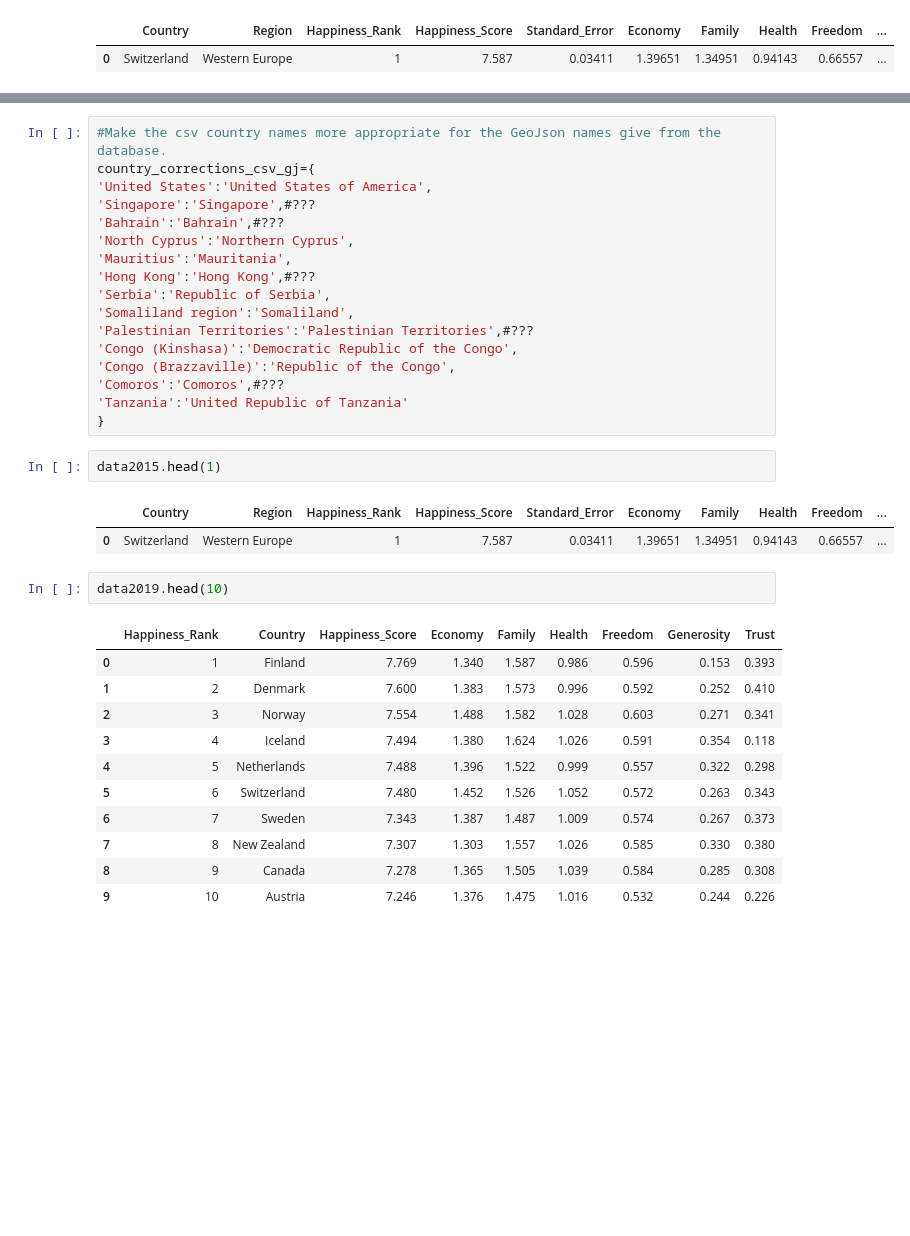
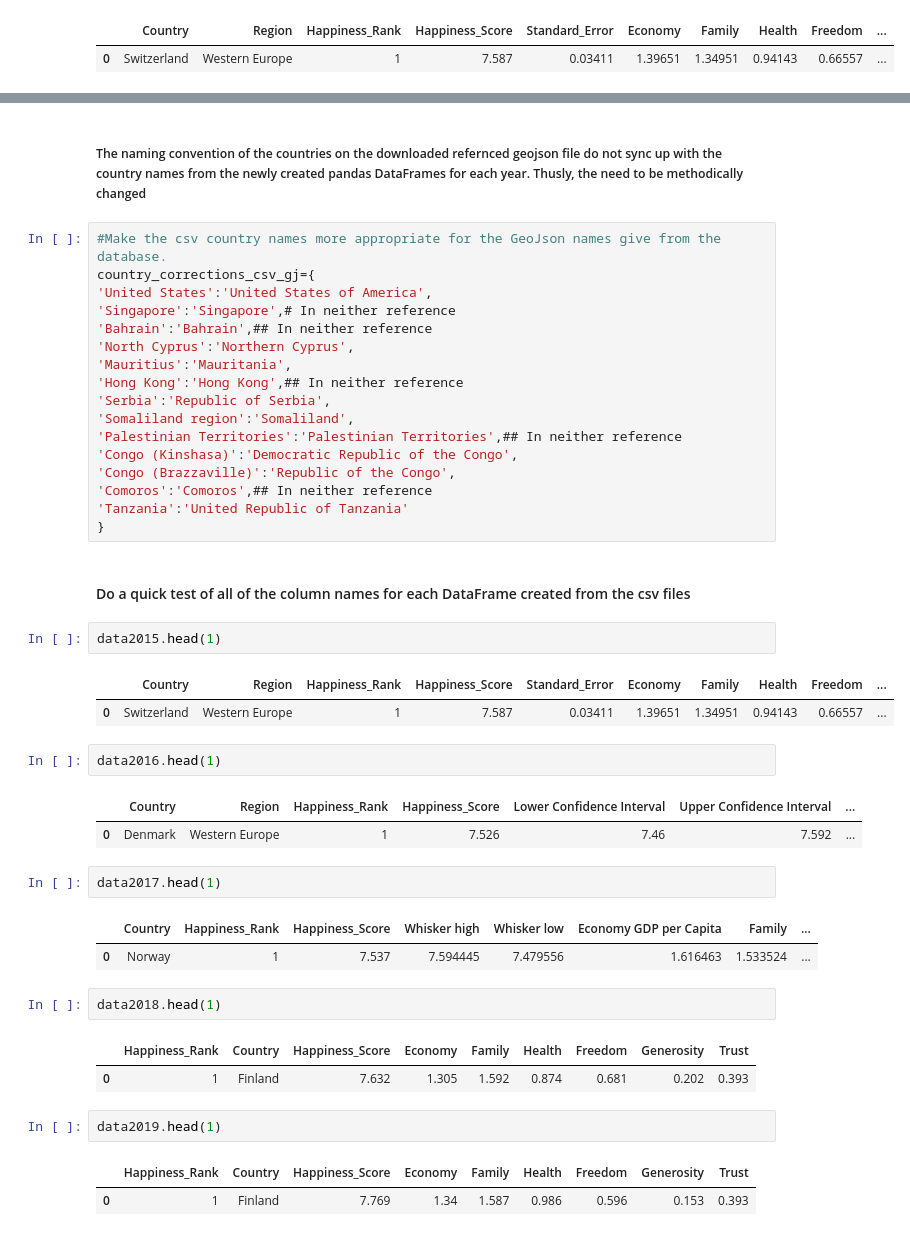
Before and after one commit to nahidfarzad8751/Project_2-, a Jupyter notebook: DCC/DCC_workbook.ipynb, the cells around one changed output, grey strips where cells are left out. Cells and saved outputs as stored; diff of their text form; blank space fills up the shorter version.

```diff
--- a/DCC/DCC_workbook.ipynb
+++ b/DCC/DCC_workbook.ipynb
@@ -112,36 +184,46 @@ GJ_country_dict;
+# %% [markdown]
+##### The naming convention of the countries on the downloaded refernced geojson file do not sync up with the country names from the newly created pandas DataFrames for each year. Thusly, the need to be methodically changed
 # %%
 #Make the csv country names more appropriate for the GeoJson names give from the database.
 country_corrections_csv_gj={
 'United States':'United States of America',
-'Singapore':'Singapore',#???
-'Bahrain':'Bahrain',#???
+'Singapore':'Singapore',# In neither reference
+'Bahrain':'Bahrain',## In neither reference
 'North Cyprus':'Northern Cyprus',
 'Mauritius':'Mauritania',
-'Hong Kong':'Hong Kong',#???
+'Hong Kong':'Hong Kong',## In neither reference
 'Serbia':'Republic of Serbia',
 'Somaliland region':'Somaliland',
-'Palestinian Territories':'Palestinian Territories',#???
+'Palestinian Territories':'Palestinian Territories',## In neither reference
 'Congo (Kinshasa)':'Democratic Republic of the Congo',
 'Congo (Brazzaville)':'Republic of the Congo',
-'Comoros':'Comoros',#???
+'Comoros':'Comoros',## In neither reference
 'Tanzania':'United Republic of Tanzania'
 }
+# %% [markdown]
+#### Do a quick test of all of the column names for each DataFrame created from the csv files
+# %%
+data2015.head(1)
+# %% [output]
+|  | Country | Region | Happiness_Rank | Happiness_Score | Standard_Error | Economy | Family | Health | Freedom | ... |
+| 0 | Switzerland | Western Europe | 1 | 7.587 | 0.03411 | 1.39651 | 1.34951 | 0.94143 | 0.66557 | ... |
+# %%
+data2016.head(1)
+# %% [output]
+|  | Country | Region | Happiness_Rank | Happiness_Score | Lower Confidence Interval | Upper Confidence Interval | ... |
+| 0 | Denmark | Western Europe | 1 | 7.526 | 7.46 | 7.592 | ... |
+# %%
+data2017.head(1)
+# %% [output]
+|  | Country | Happiness_Rank | Happiness_Score | Whisker high | Whisker low | Economy GDP per Capita | Family | ... |
+| 0 | Norway | 1 | 7.537 | 7.594445 | 7.479556 | 1.616463 | 1.533524 | ... |
+# %%
+data2018.head(1)
+# %% [output]
+|  | Happiness_Rank | Country | Happiness_Score | Economy | Family | Health | Freedom | Generosity | Trust |
+| 0 | 1 | Finland | 7.632 | 1.305 | 1.592 | 0.874 | 0.681 | 0.202 | 0.393 |
 # %%
-data2015.head(1)
+data2019.head(1)
 # %% [output]
-|  | Country | Region | Happiness_Rank | Happiness_Score | Standard_Error | Economy | Family | Health | Freedom | ... |
-| 0 | Switzerland | Western Europe | 1 | 7.587 | 0.03411 | 1.39651 | 1.34951 | 0.94143 | 0.66557 | ... |
+|  | Happiness_Rank | Country | Happiness_Score | Economy | Family | Health | Freedom | Generosity | Trust |
+| 0 | 1 | Finland | 7.769 | 1.34 | 1.587 | 0.986 | 0.596 | 0.153 | 0.393 |
-# %%
-data2019.head(10)
-# %% [output]
-|  | Happiness_Rank | Country | Happiness_Score | Economy | Family | Health | Freedom | Generosity | Trust |
-| 0 | 1 | Finland | 7.769 | 1.340 | 1.587 | 0.986 | 0.596 | 0.153 | 0.393 |
-| 1 | 2 | Denmark | 7.600 | 1.383 | 1.573 | 0.996 | 0.592 | 0.252 | 0.410 |
-| 2 | 3 | Norway | 7.554 | 1.488 | 1.582 | 1.028 | 0.603 | 0.271 | 0.341 |
-| 3 | 4 | Iceland | 7.494 | 1.380 | 1.624 | 1.026 | 0.591 | 0.354 | 0.118 |
-| 4 | 5 | Netherlands | 7.488 | 1.396 | 1.522 | 0.999 | 0.557 | 0.322 | 0.298 |
-| 5 | 6 | Switzerland | 7.480 | 1.452 | 1.526 | 1.052 | 0.572 | 0.263 | 0.343 |
-| 6 | 7 | Sweden | 7.343 | 1.387 | 1.487 | 1.009 | 0.574 | 0.267 | 0.373 |
-| 7 | 8 | New Zealand | 7.307 | 1.303 | 1.557 | 1.026 | 0.585 | 0.330 | 0.380 |
-| 8 | 9 | Canada | 7.278 | 1.365 | 1.505 | 1.039 | 0.584 | 0.285 | 0.308 |
-| 9 | 10 | Austria | 7.246 | 1.376 | 1.475 | 1.016 | 0.532 | 0.244 | 0.226 |
```
Also changed, not shown: parts of 24 cells of this notebook, 13 other files.
